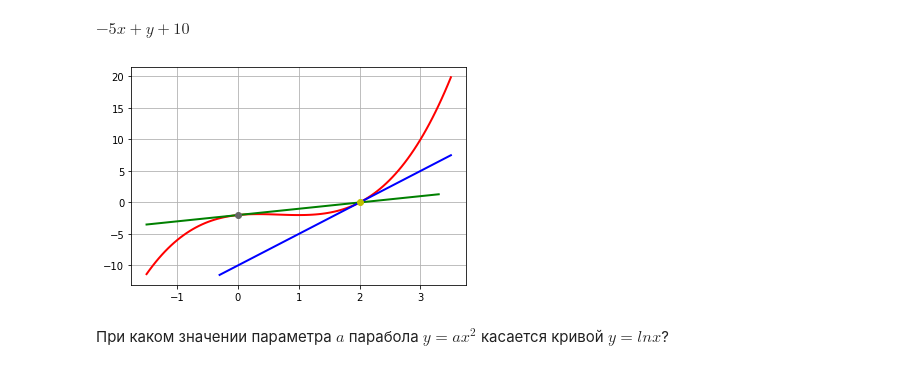
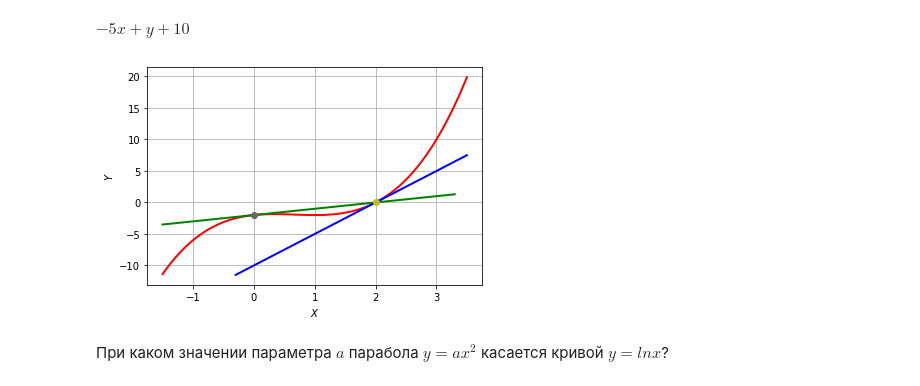
Before and after one commit to VyhodcevEgor/PI, a Jupyter notebook: LR №3/Лабораторная работа №3 Выходцев Е.Д.ipynb, the cells around one changed output. Cells and saved outputs as stored; diff of their text form; code cells hidden in the pictures.

```diff
--- a/LR №3/Лабораторная работа №3 Выходцев Е.Д.ipynb
+++ b/LR №3/Лабораторная работа №3 Выходцев Е.Д.ipynb
@@ -712,20 +768,22 @@ $\displaystyle - 5 x + y + 10$
 # %%
 x = np.linspace(-1.5,3.5,100)
 y = (x**2 + 1)*(x - 2)
 plt.plot(x, y, lw=2, color='red')
 x = np.linspace(-1.5,3.3,100)
 y1 = x - 2
 plt.plot(x, y1, lw=2, color='green')
 
 x = np.linspace(-0.3,3.5,100)
 y2 = 5*x - 10
 plt.plot(x, y2, lw=2, color='blue')
 plt.plot([0], [-2], 'o', color='0.4')
 plt.plot([2], [0], 'o', color='y')
+plt.xlabel('$X$')
+plt.ylabel('$Y$')
 plt.grid(True)
 plt.show()
 # %% [output]
-[figure, old version]
+[figure, new version]
 # %% [markdown]
 При каком значении параметра $a$ парабола $y = ax^2$ касается кривой $y = lnx$?
 # %%
```
Also changed, not shown: parts of 101 cells of this notebook, 5 other files.
